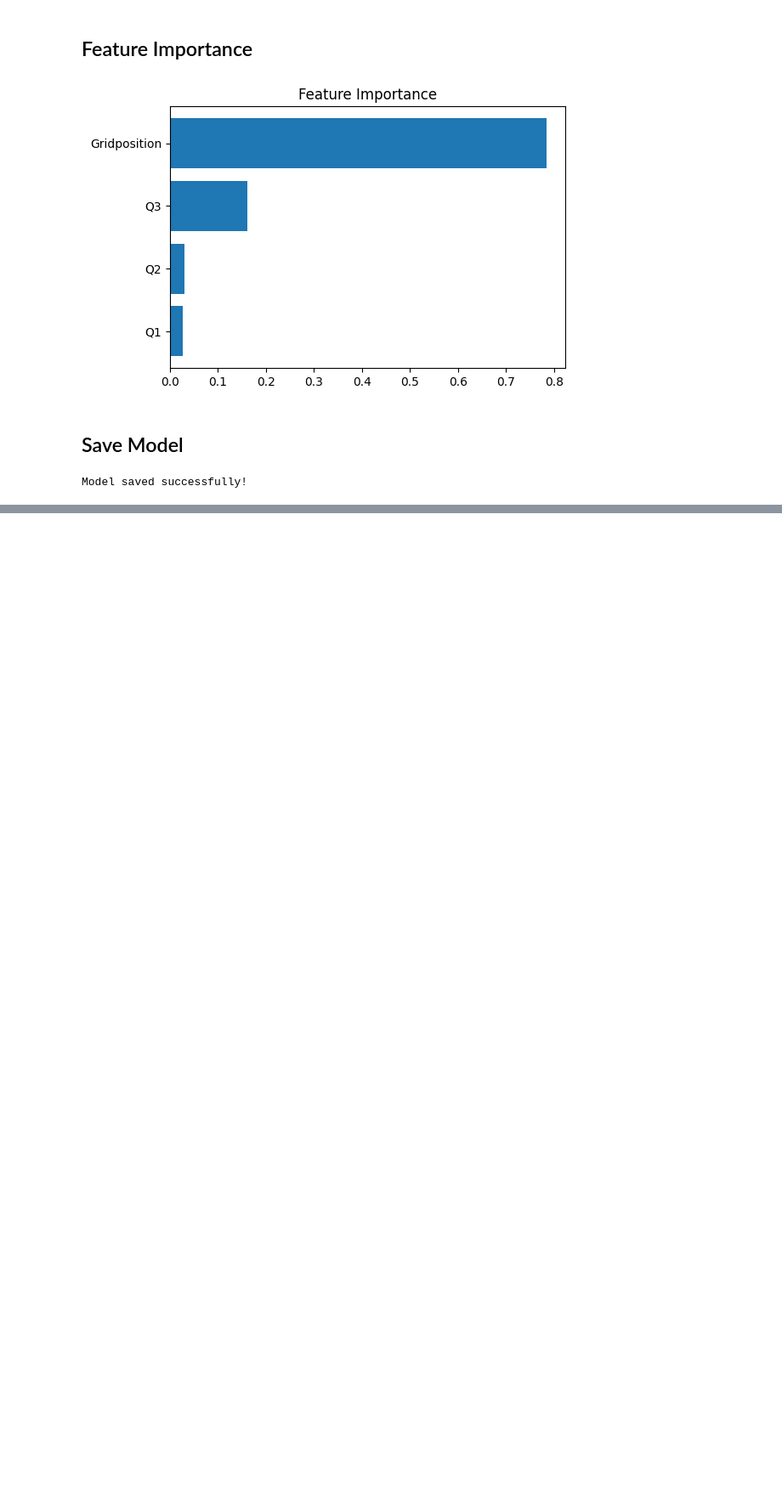
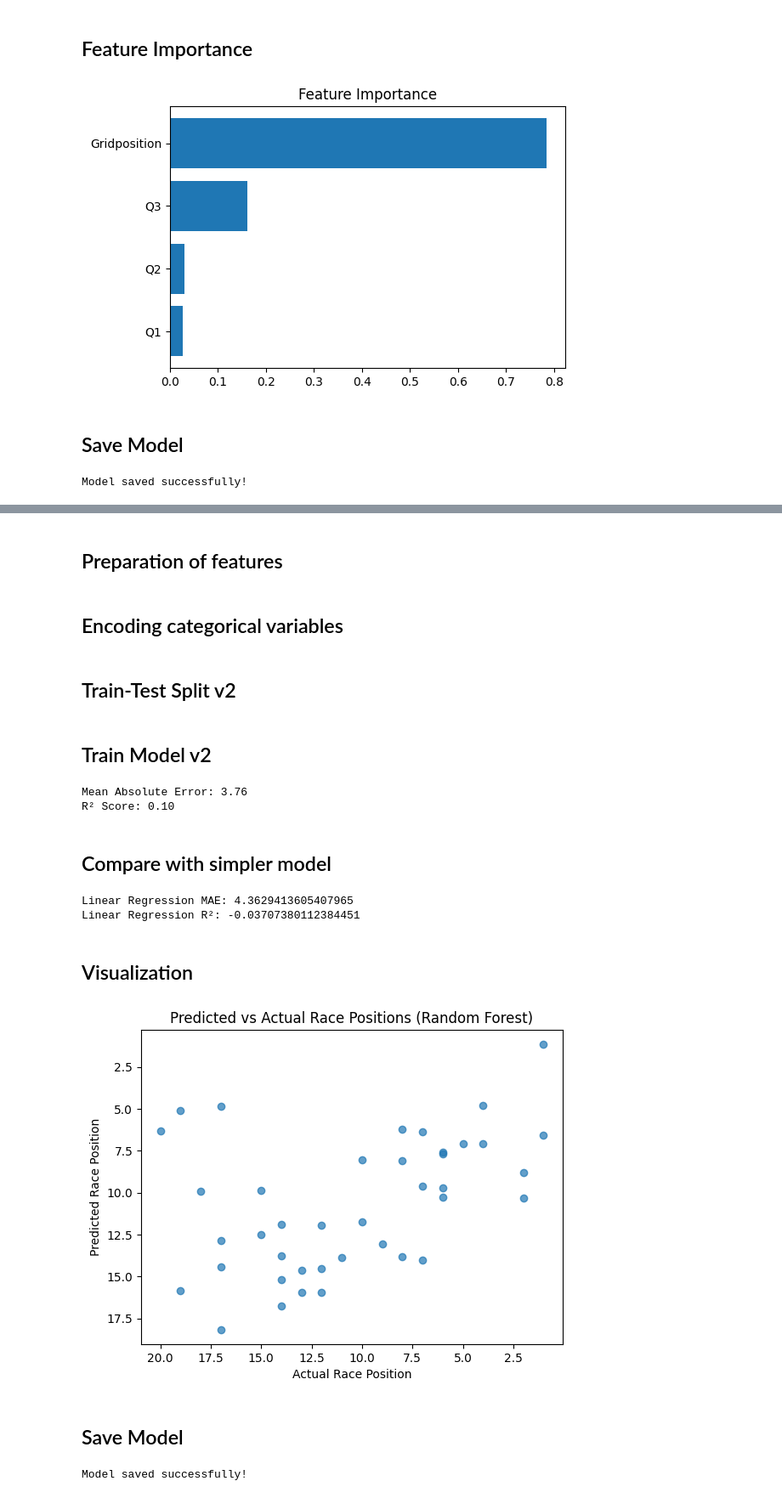
Before and after one commit to RishiRoopen/F1_Race_Predictor, a Jupyter notebook: notebook/04_model_training.ipynb, the cells around one changed output, grey strips where cells are left out. Shown at 85% size. Drawn from its saved outputs; the diff is of its cells as text; code cells hidden in the pictures; blank space fills up the shorter version.

Commit message:
v2 of model training

```diff
--- a/notebook/04_model_training.ipynb
+++ b/notebook/04_model_training.ipynb
@@ -109,0 +133,11 @@ Model saved successfully!
+# %%
+#Merge both datasets
+merged = pd.merge(
+    qual_df,
+    race_df,
+    on=['Abbreviation', 'TeamName', 'GrandPrix'],
+    suffixes=('_qual', '_race')
+)
+
+print("Merged shape:", merged.shape)
+display(merged.head())
@@ -109,0 +153,2 @@ Model saved successfully!
+# %% [markdown]
+## Preparation of features
@@ -109,0 +170,64 @@ Model saved successfully!
+# %% [markdown]
+## Encoding categorical variables
+# %%
+for col in ['TeamName', 'GrandPrix']:
+    if col in merged.columns:
+        merged[col] = LabelEncoder().fit_transform(merged[col])
+        features.append(col)
+# %% [markdown]
+## Train-Test Split v2
+# %%
+x = merged[features]
+y = merged[target]
+
+x_train, x_test, y_train, y_test = train_test_split(
+    x, y, test_size=0.2, random_state=42
+)
+# %% [markdown]
+## Train Model v2
+# %%
+rf = RandomForestRegressor(n_estimators=200, random_state=42)
+rf.fit(x_train, y_train)
+
+y_pred = rf.predict(x_test)
+
+mae = mean_absolute_error(y_test, y_pred)
+r2 = r2_score(y_test, y_pred)
+
+print(f"Mean Absolute Error: {mae:.2f}")
+print(f"R² Score: {r2:.2f}")
+# %% [output]
+Mean Absolute Error: 3.76
+R² Score: 0.10
+# %% [markdown]
+## Compare with simpler model
+# %%
+lr = LinearRegression()
+lr.fit(x_train, y_train)
+y_pred_lr = lr.predict(x_test)
+
+print("Linear Regression MAE:", mean_absolute_error(y_test, y_pred_lr))
+print("Linear Regression R²:", r2_score(y_test, y_pred_lr))
+# %% [output]
+Linear Regression MAE: 4.3629413605407965
+Linear Regression R²: -0.03707380112384451
+# %% [markdown]
+## Visualization
+# %%
+plt.scatter(y_test, y_pred, alpha=0.7)
+plt.xlabel("Actual Race Position")
+plt.ylabel("Predicted Race Position")
+plt.title("Predicted vs Actual Race Positions (Random Forest)")
+plt.gca().invert_xaxis()  # smaller position = better
+plt.gca().invert_yaxis()
+plt.show()
+# %% [output]
+[figure, added]
+# %% [markdown]
+## Save Model
+# %%
+# Save trained model
+joblib.dump(rf, fr"{models_path}\qualifying_2023_cleaned_rf_model.pkl")
+print("Model saved successfully!")
+# %% [output]
+Model saved successfully!
```
Also changed, not shown: parts of 6 cells of this notebook, 1 other file.
